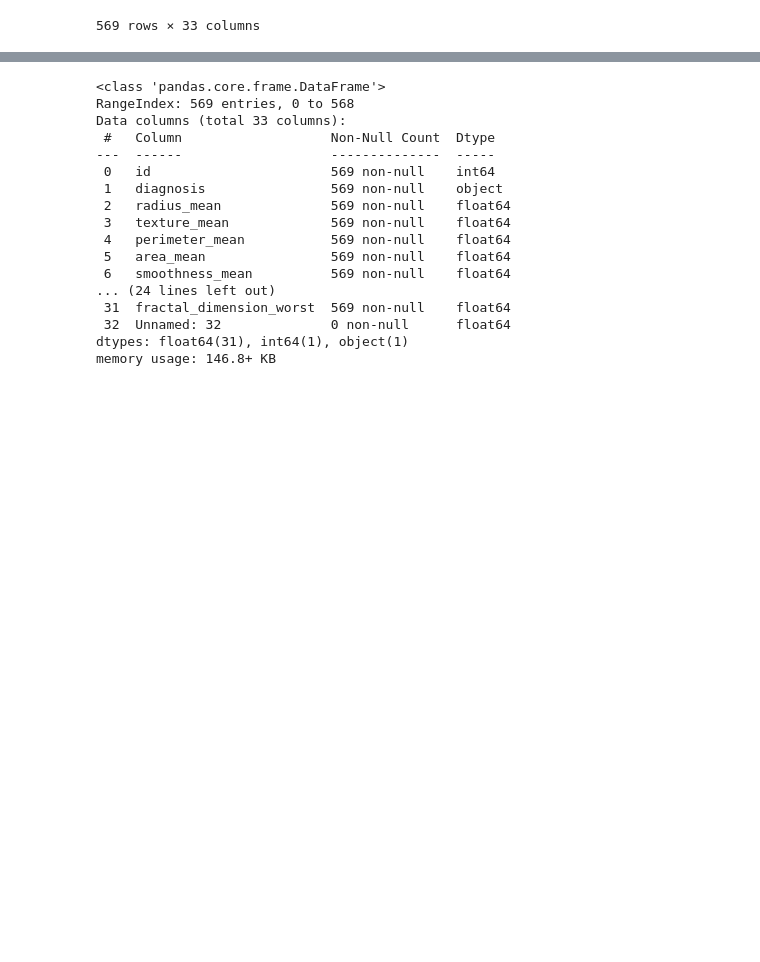
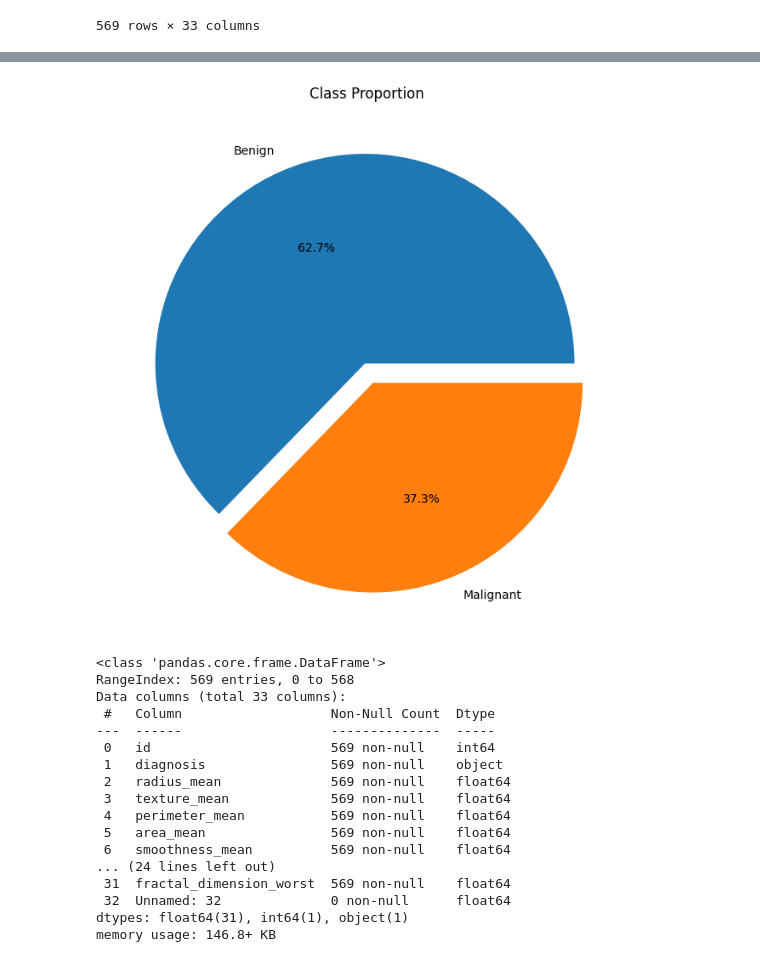
Before and after one commit to tuhinCr7/Breast-Cancer-Detection-using-Machine-Learning, a Jupyter notebook: breast_cancer.ipynb, the cells around one changed output, grey strips where cells are left out. Cells and saved outputs as stored; diff of their text form; code cells hidden in the pictures; blank space fills up the shorter version.

```diff
--- a/breast_cancer.ipynb
+++ b/breast_cancer.ipynb
@@ -25,3 +42,20 @@ df
+# %%
+counts = df['diagnosis'].value_counts()
+
+plt.figure(figsize=(8,8))
+
+plt.pie(
+    counts,
+    labels=['Benign','Malignant'],
+    autopct='%1.1f%%',
+    explode=[0.02,0.08]
+)
+
+plt.title("Class Proportion")
+
+plt.show()
+# %% [output]
+[figure, added]
 # %%
 df.info()
 # %% [output]
```
Also changed, not shown: parts of 7 cells of this notebook.
